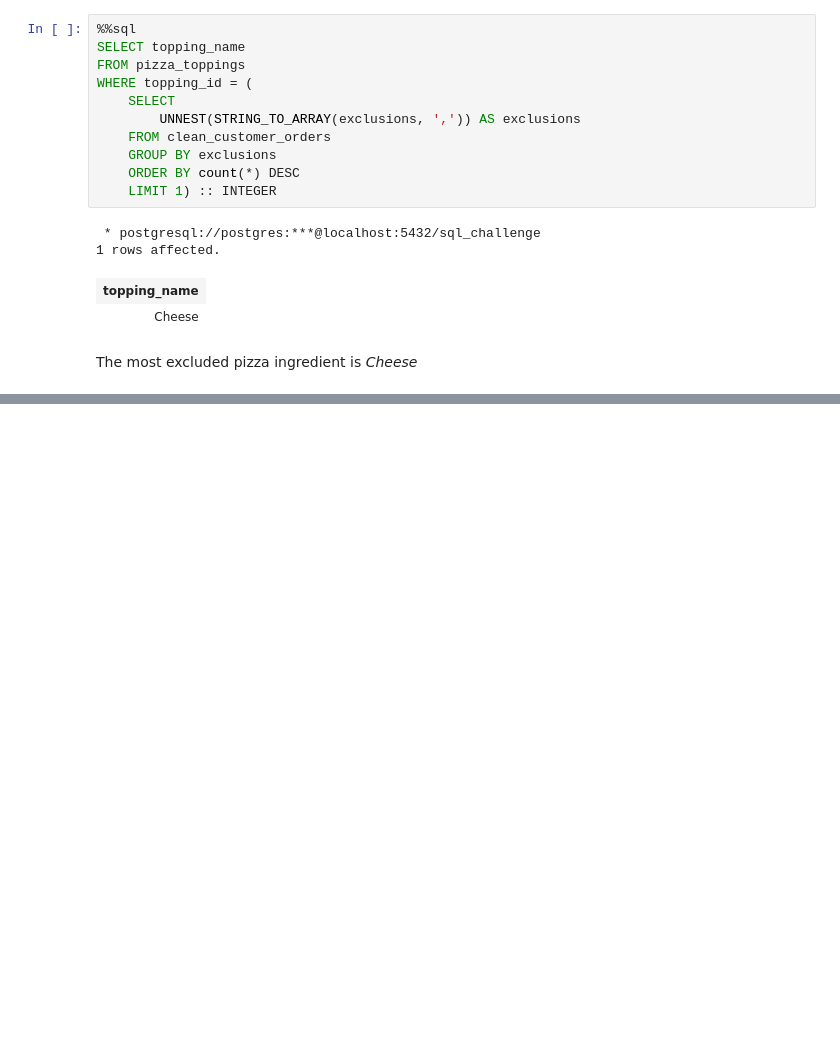
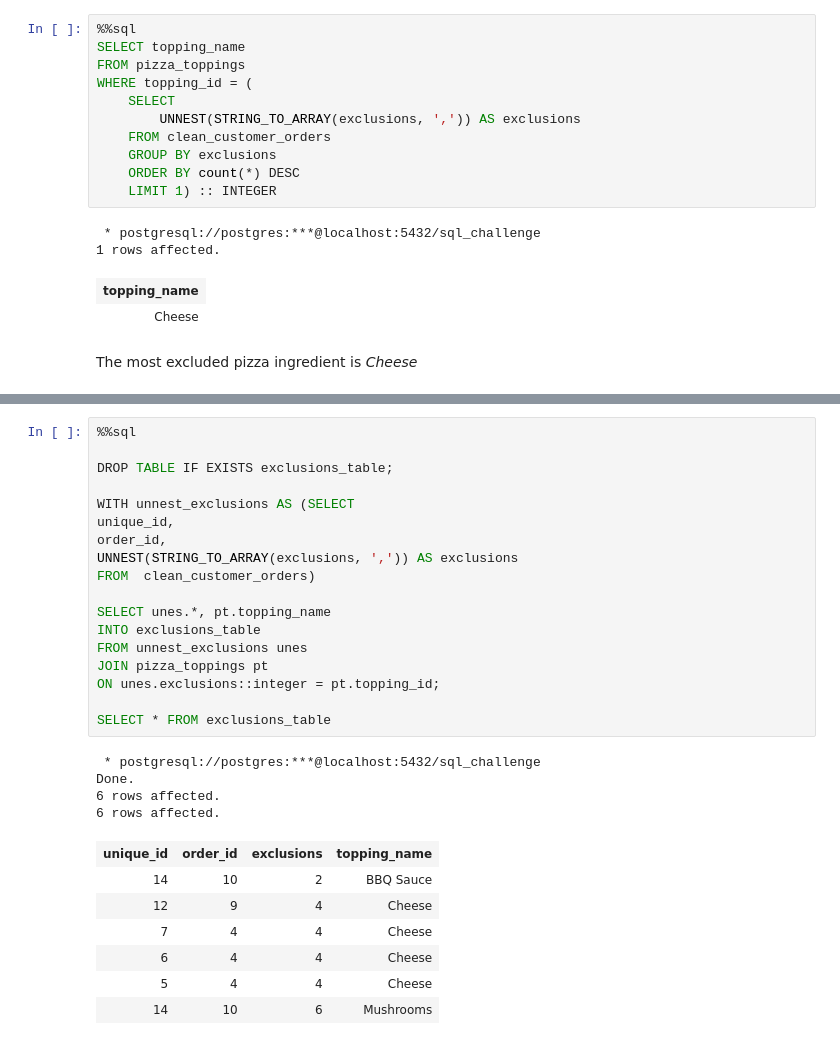
Before and after one commit to joshuaati/8_weeks_sql_challenge, a Jupyter notebook: week 2/01.ipynb, the cells around one changed output, grey strips where cells are left out. Drawn from its saved outputs; the diff is of its cells as text; blank space fills up the shorter version.

```diff
--- a/week 2/01.ipynb
+++ b/week 2/01.ipynb
@@ -574,0 +595,30 @@ ORDER BY count DESC
+# %%
+%%sql
+
+DROP TABLE IF EXISTS exclusions_table;
+
+WITH unnest_exclusions AS (SELECT
+unique_id,
+order_id,
+UNNEST(STRING_TO_ARRAY(exclusions, ',')) AS exclusions
+FROM  clean_customer_orders)
+
+SELECT unes.*, pt.topping_name
+INTO exclusions_table
+FROM unnest_exclusions unes
+JOIN pizza_toppings pt
+ON unes.exclusions::integer = pt.topping_id;
+
+SELECT * FROM exclusions_table
+# %% [output]
+ * postgresql://postgres:***@localhost:5432/sql_challenge
+Done.
+6 rows affected.
+6 rows affected.
+| unique_id | order_id | exclusions | topping_name |
+| 14 | 10 | 2 | BBQ Sauce |
+| 12 | 9 | 4 | Cheese |
+| 7 | 4 | 4 | Cheese |
+| 6 | 4 | 4 | Cheese |
+| 5 | 4 | 4 | Cheese |
+| 14 | 10 | 6 | Mushrooms |
```
Also changed, not shown: parts of 11 cells of this notebook.
